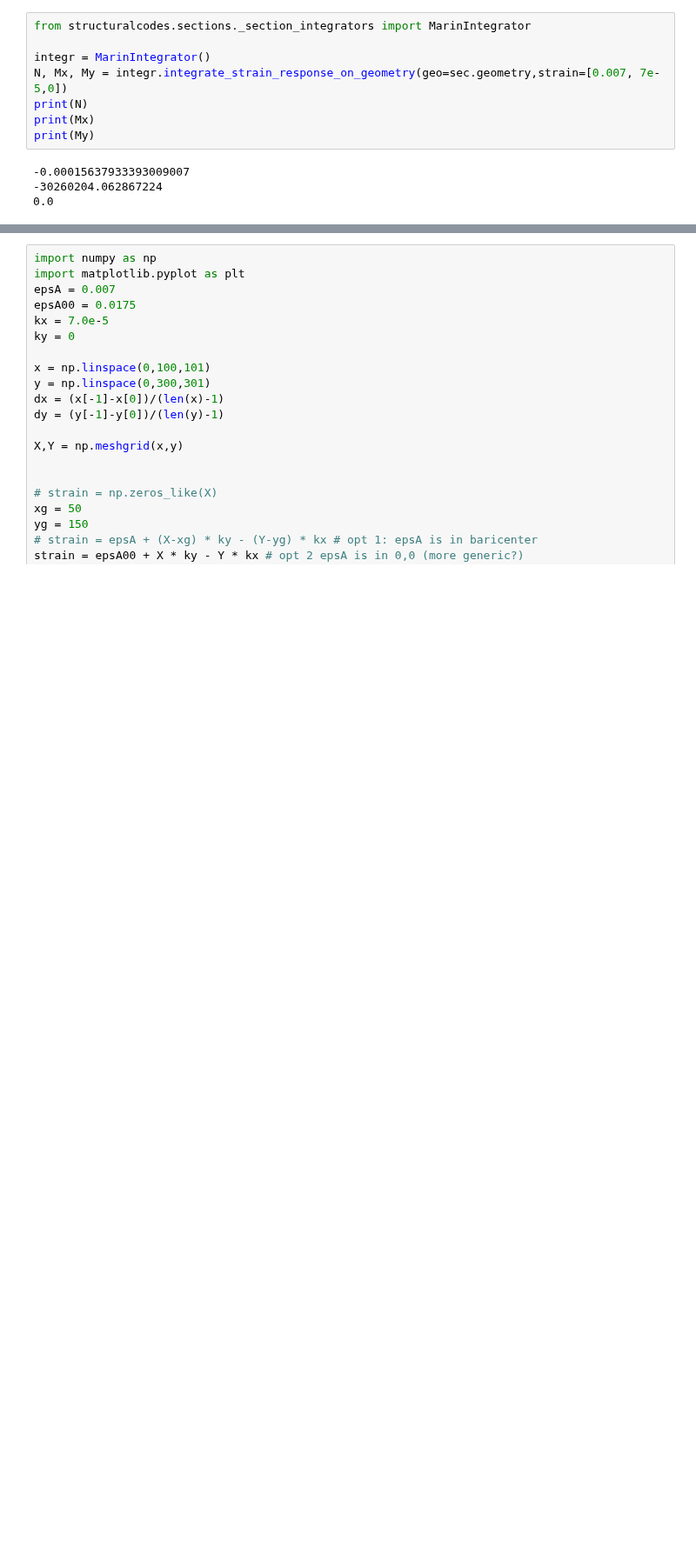
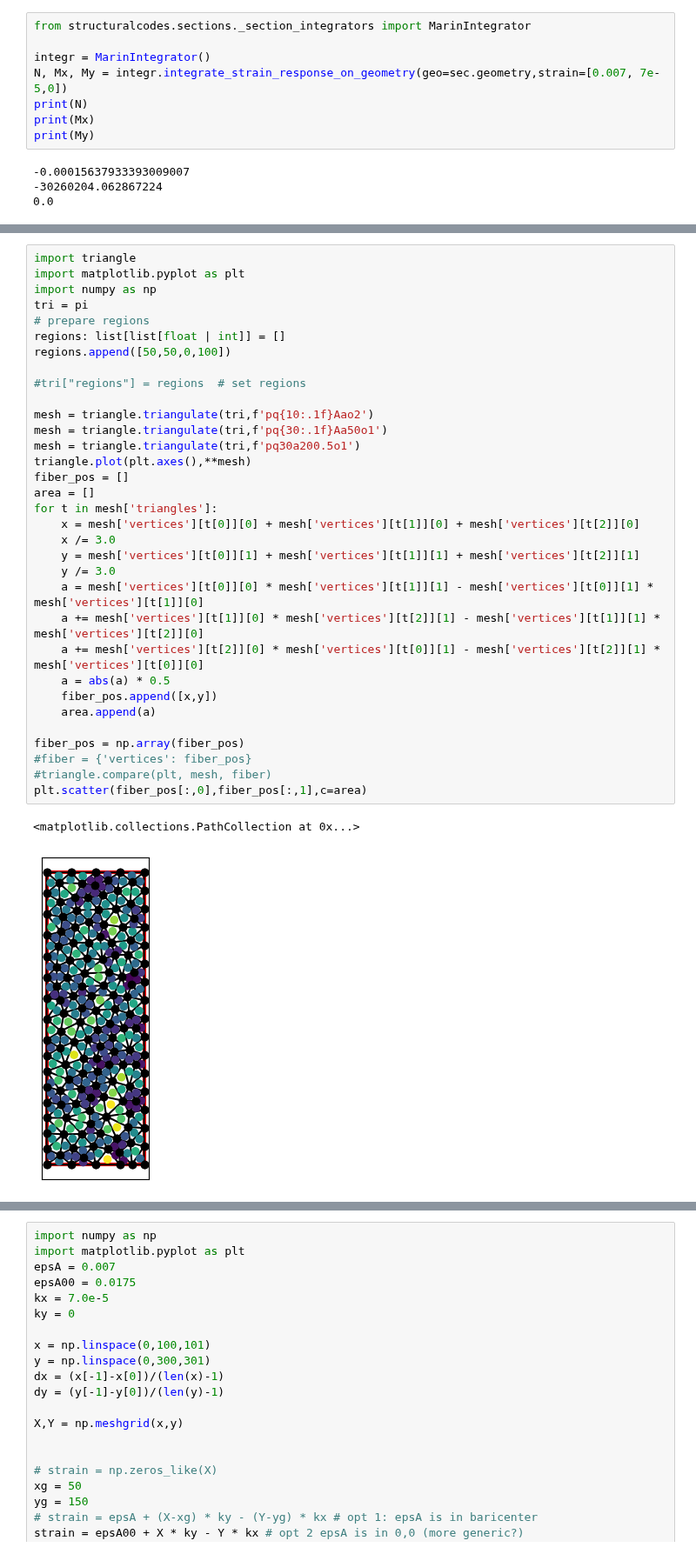
Before and after one commit to fib-international/structuralcodes, a Jupyter notebook: test.ipynb, the cells around one changed output, grey strips where cells are left out. Shown at 87% size. Saved outputs shown, nothing was run; the diff lists cells and outputs as text; blank space fills up the shorter version.

```diff
--- a/test.ipynb
+++ b/test.ipynb
@@ -233,0 +158,36 @@ check:  -100000 -100000.00579079508
+# %%
+import triangle
+import matplotlib.pyplot as plt
+import numpy as np
+tri = pi
+# prepare regions
+regions: list[list[float | int]] = []
+regions.append([50,50,0,100])
+
+#tri["regions"] = regions  # set regions
+
+mesh = triangle.triangulate(tri,f'pq{10:.1f}Aao2')
+mesh = triangle.triangulate(tri,f'pq{30:.1f}Aa50o1')
+mesh = triangle.triangulate(tri,f'pq30a200.5o1')
+triangle.plot(plt.axes(),**mesh)
+fiber_pos = []
+area = []
+for t in mesh['triangles']:
+    x = mesh['vertices'][t[0]][0] + mesh['vertices'][t[1]][0] + mesh['vertices'][t[2]][0]
+    x /= 3.0
+    y = mesh['vertices'][t[0]][1] + mesh['vertices'][t[1]][1] + mesh['vertices'][t[2]][1]
+    y /= 3.0
+    a = mesh['vertices'][t[0]][0] * mesh['vertices'][t[1]][1] - mesh['vertices'][t[0]][1] * mesh['vertices'][t[1]][0]
+    a += mesh['vertices'][t[1]][0] * mesh['vertices'][t[2]][1] - mesh['vertices'][t[1]][1] * mesh['vertices'][t[2]][0]
+    a += mesh['vertices'][t[2]][0] * mesh['vertices'][t[0]][1] - mesh['vertices'][t[2]][1] * mesh['vertices'][t[0]][0]
+    a = abs(a) * 0.5
+    fiber_pos.append([x,y])
+    area.append(a)
+
+fiber_pos = np.array(fiber_pos)
+#fiber = {'vertices': fiber_pos}
+#triangle.compare(plt, mesh, fiber)
+plt.scatter(fiber_pos[:,0],fiber_pos[:,1],c=area)
+# %% [output]
+<matplotlib.collections.PathCollection at 0x...>
+[figure, added]
```
Also changed, not shown: parts of 12 cells of this notebook, 2 other files.
